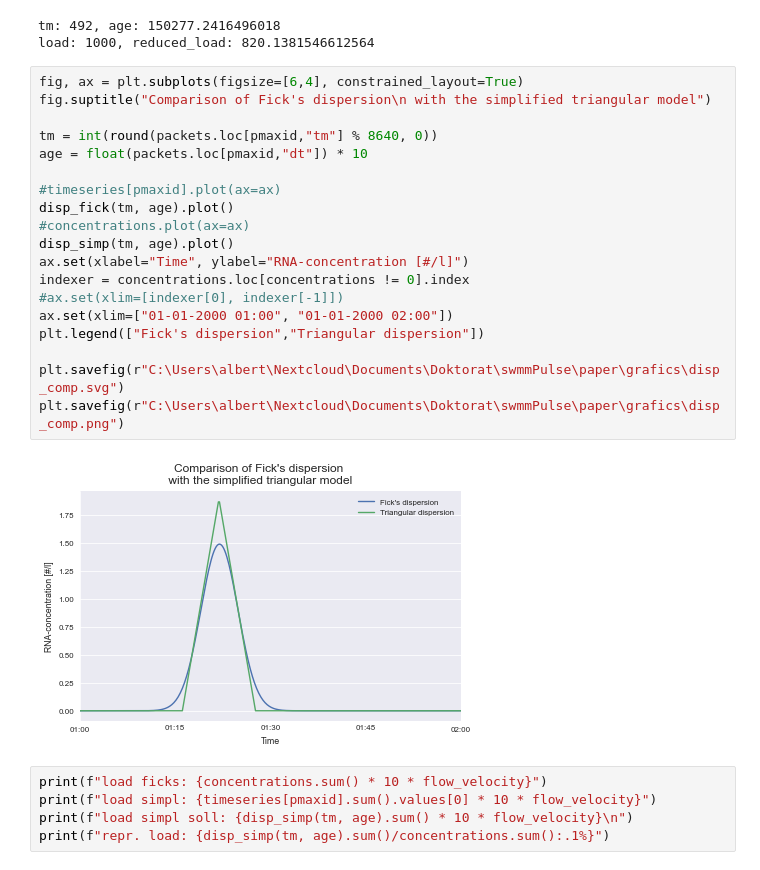
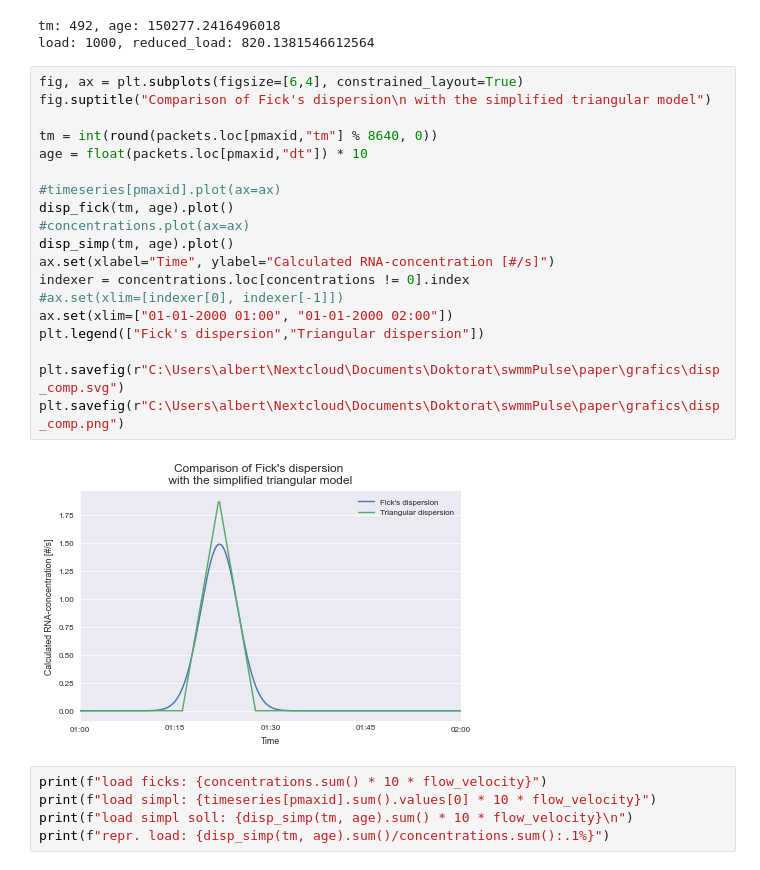
Before and after one commit to alBartig/SWMMpulse, a Jupyter notebook: ppr_AdditionalGrafics.ipynb, the cells around one changed output. Drawn from its saved outputs; the diff is of its cells as text.

```diff
--- a/ppr_AdditionalGrafics.ipynb
+++ b/ppr_AdditionalGrafics.ipynb
@@ -158,24 +158,24 @@ load: 1000, reduced_load: 820.1381546612564
 # %%
 fig, ax = plt.subplots(figsize=[6,4], constrained_layout=True)
 fig.suptitle("Comparison of Fick's dispersion\n with the simplified triangular model")
 
 tm = int(round(packets.loc[pmaxid,"tm"] % 8640, 0))
 age = float(packets.loc[pmaxid,"dt"]) * 10
 
 #timeseries[pmaxid].plot(ax=ax)
 disp_fick(tm, age).plot()
 #concentrations.plot(ax=ax)
 disp_simp(tm, age).plot()
-ax.set(xlabel="Time", ylabel="RNA-concentration [#/l]")
+ax.set(xlabel="Time", ylabel="Calculated RNA-concentration [#/s]")
 indexer = concentrations.loc[concentrations != 0].index
 #ax.set(xlim=[indexer[0], indexer[-1]])
 ax.set(xlim=["01-01-2000 01:00", "01-01-2000 02:00"])
 plt.legend(["Fick's dispersion","Triangular dispersion"])
 
 plt.savefig(r"C:\Users\albert\Nextcloud\Documents\Doktorat\swmmPulse\paper\grafics\disp_comp.svg")
 plt.savefig(r"C:\Users\albert\Nextcloud\Documents\Doktorat\swmmPulse\paper\grafics\disp_comp.png")
 # %% [output]
-[figure, old version]
+[figure, new version]
 # %%
 print(f"load ficks: {concentrations.sum() * 10 * flow_velocity}")
 print(f"load simpl: {timeseries[pmaxid].sum().values[0] * 10 * flow_velocity}")
```
Also changed, not shown: 3 other files.
